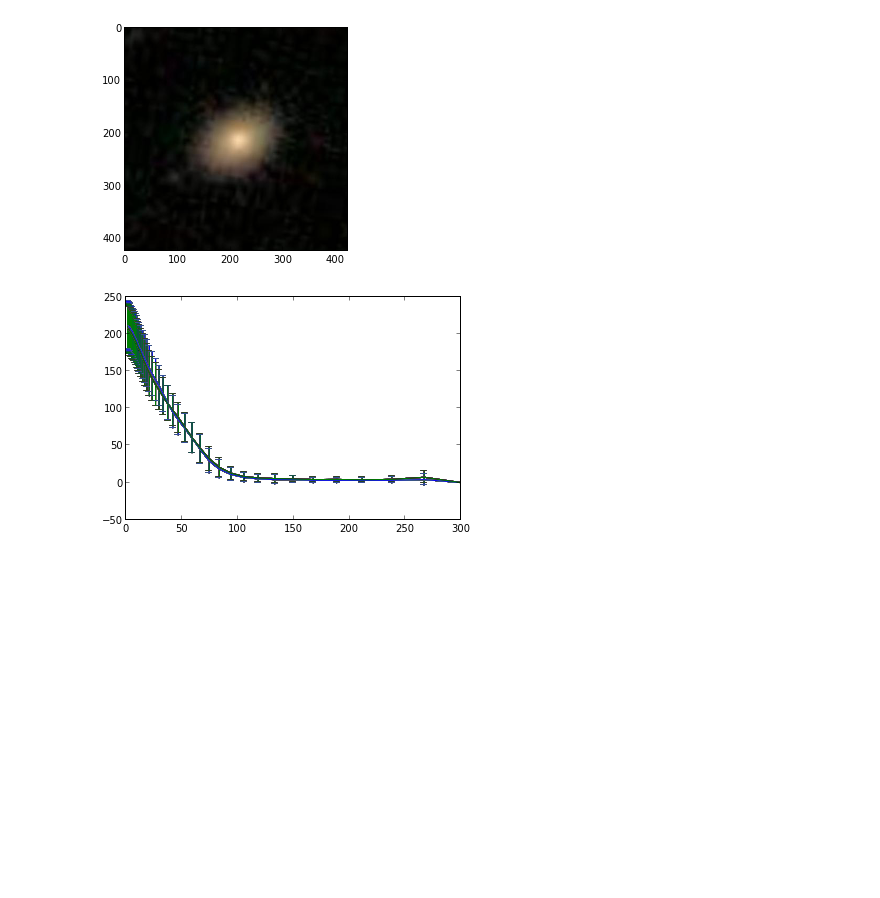
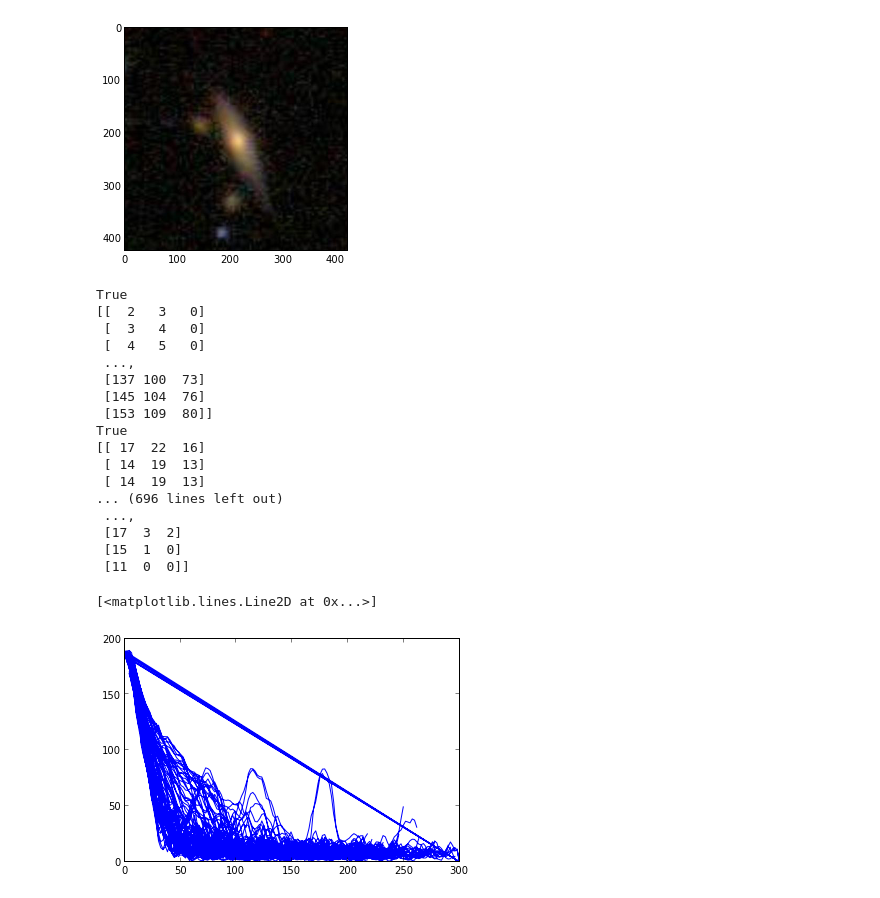
Before and after one commit to jostheim/kaggle, a Jupyter notebook: src/galaxy_zoo/galaxy_zoo_features.ipynb, the cells around one changed output. Cells and saved outputs as stored; diff of their text form; code cells hidden in the pictures; blank space fills up the shorter version.

```diff
--- a/src/galaxy_zoo/galaxy_zoo_features.ipynb
+++ b/src/galaxy_zoo/galaxy_zoo_features.ipynb
@@ -75,9 +75,13 @@ def radial_data(data, nbins=10, theta_range=[-np.pi,np.pi], x=None, y=None, rmax
         x,y = np.meshgrid(y1,x1)
 
     theta = np.arctan2(y, x)
-    thetaindex = (theta > theta_range[0]) * (theta <= theta_range[1])
-    if not thetaindex.ravel().any():
-        data = data[thetaindex]
+    #thetaindex = (theta >= theta_range[0]) * (theta < theta_range[1])
+    #if thetaindex.ravel().any():
+         #print thetaindex.ravel().any()
+         #print data[thetaindex]
+         #data = data[thetaindex]
+
+
     r = np.sqrt(x**2 + y**2) #abs(x+1j*y)
 
     if rmax==None:
@@ -88,7 +92,8 @@ def radial_data(data, nbins=10, theta_range=[-np.pi,np.pi], x=None, y=None, rmax
     #---------------------
 #    dr = np.abs([x[0,0] - x[0,1]]) * annulus_width
 #     radial = np.arange(rmax/dr)*dr + dr/2.
-    radial = np.logspace(np.log10(1.0), np.log10(rmax), num=nbins, base=10)
+#    radial = np.logspace(np.log10(1.0), np.log10(rmax), num=nbins, base=10)
+    radial = np.linspace(0.0, rmax, num=nbins)
     nrad = nbins
     radialdata = radialDat()
     radialdata.mean = np.zeros(nrad)
@@ -107,7 +112,7 @@ def radial_data(data, nbins=10, theta_range=[-np.pi,np.pi], x=None, y=None, rmax
       if irad+1 == len(radial):
         continue
       maxrad = radial[irad+1]
-      thisindex = (r>=minrad) * (r<maxrad)
+      thisindex = ((r>=minrad) * (r<maxrad)) * ((theta >= theta_range[0]) * (theta < theta_range[1]))
 
       if not thisindex.ravel().any():
         radialdata.mean[irad] = np.nan
@@ -124,6 +129,7 @@ def radial_data(data, nbins=10, theta_range=[-np.pi,np.pi], x=None, y=None, rmax
         radialdata.max[irad] = data[thisindex].max()
         radialdata.min[irad] = data[thisindex].min()
 
+
     #---------------------
     # Return with data
     #---------------------
@@ -146,15 +156,17 @@ def radial_profile(image, number_radial_bins, theta_range, galaxy_id):
 # %%
 def theta_profile(image_id, theta_bins, number_radial_bins):
-    image = scipy.misc.imread('/Users/jostheim/workspace/kaggle/data/galaxy_zoo/images_training/{0}.jpg'.format(image_id), flatten=False)
-    radial_profiles_dict = []
+    image = scipy.misc.imread('/Users/jostheim/workspace/kaggle/data/galaxy_zoo/images_training_rev1/{0}.jpg'.format(image_id), flatten=False)
+    #radial_profiles_dict = []
     radial_profiles_data = []
     for i, theta in enumerate(theta_bins):
         if (i+1) == len(theta_bins):
             continue
-        profile_dict, profile_data = radial_profile(image, number_radial_bins, [theta, theta_bins[i+1]], image_id)
-        radial_profiles_dict.append(profile_dict)
-        radial_profiles_data.append(profile_data)
-    return radial_profiles_dict, radial_profiles_data
+        profile_data = radial_profile(image, number_radial_bins, [theta, theta_bins[i+1]], image_id)
+        radial_profiles_data = radial_profiles_data + profile_data
+    return radial_profiles_data
+#        profile_dict, profile_data = radial_profile(image, number_radial_bins, [theta, theta_bins[i+1]], image_id)
+#        radial_profiles_dict.append(profile_dict)
+#    return radial_profiles_dict, radial_profiles_data
 # %%
 def theta_profile_proxy(args):
     image_id = args[0]
@@ -211,14 +251,34 @@ features.to_csv("features_10000_samples_50_theta_bins_50_log_radial_bins.csv")
 # %%
 # This is an example used to plot radial profiles
-galaxy_id = '100121'
-image = scipy.misc.imread('/Users/jostheim/workspace/kaggle/data/galaxy_zoo/images_training/{0}.jpg'.format('100121'), flatten=False)
+number_radial_bins = 150
+number_theta_bins = 90
+theta_bins = np.linspace(-np.pi, np.pi, num=number_theta_bins)
+galaxy_id = '551699'
+image = scipy.misc.imread('/Users/jostheim/workspace/kaggle/data/galaxy_zoo/images_training_rev1/{0}.jpg'.format('551699'), flatten=False)
 plt.imshow(image)
 plt.show()
-tmp, profiles_data = theta_profile(galaxy_id, theta_bins, number_radial_bins)
+profiles_data = theta_profile(galaxy_id, theta_bins, number_radial_bins)
+df = pd.DataFrame(profiles_data)
 # feature_tmp_df.set_index('GalaxyId', inplace=True)
-for profile in profiles_data:
-    plt.errorbar(profile[0], profile[2],profile[3])
-    plt.errorbar(profile[0], profile[1], profile[3])
+plt.plot(df['r'], df['mean'])
 # %% [output]
-[figure, old version]
+[figure, new version]
+True
+[[  2   3   0]
+ [  3   4   0]
+ [  4   5   0]
+ ...,
+ [137 100  73]
+ [145 104  76]
+ [153 109  80]]
+True
+[[ 17  22  16]
+ [ 14  19  13]
+ [ 14  19  13]
+... (696 lines left out)
+ ...,
+ [17  3  2]
+ [15  1  0]
+ [11  0  0]]
+[<matplotlib.lines.Line2D at 0x...>]
-[figure, old version]
+[figure, new version]
```
Also changed, not shown: parts of 7 cells of this notebook, 1 other file.
